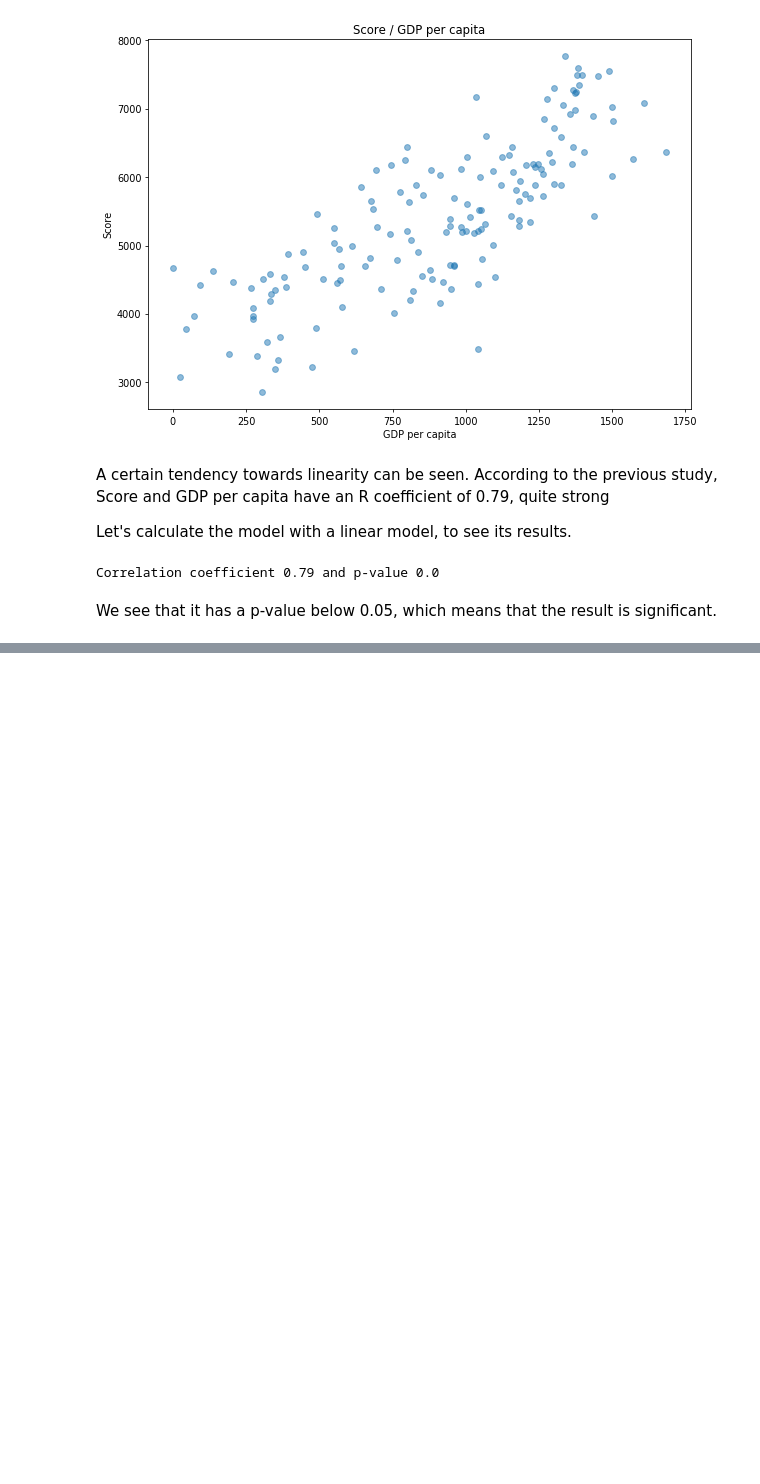
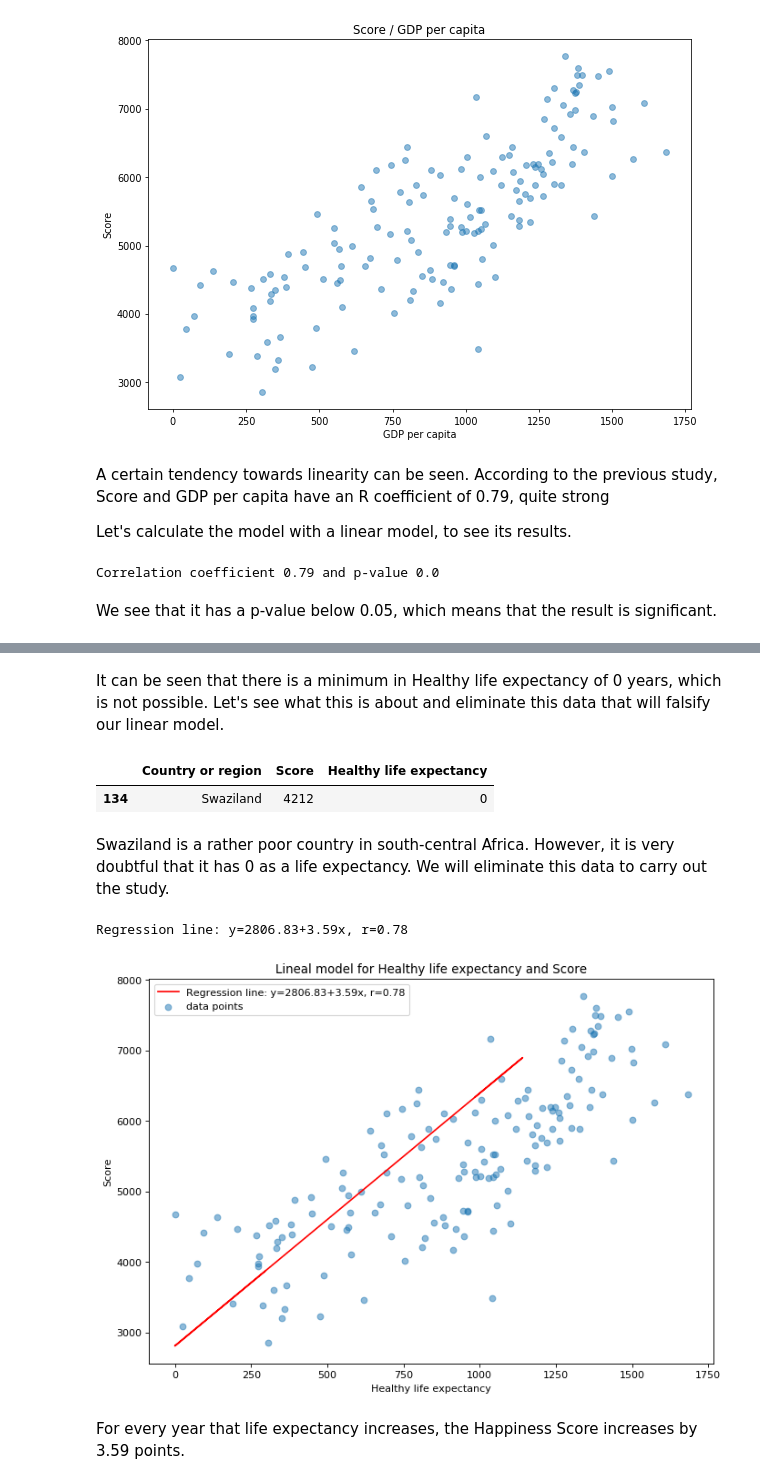
Before and after one commit to caroperez/Statistical_studies, a Jupyter notebook: Happiness.ipynb, the cells around one changed output, grey strips where cells are left out. Cells and saved outputs as stored; diff of their text form; code cells hidden in the pictures; blank space fills up the shorter version.

```diff
--- a/Happiness.ipynb
+++ b/Happiness.ipynb
@@ -302,0 +325,9 @@ KendalltauResult(correlation=0.6199934327488547, pvalue=1.642184505577228e-30)
+# %%
+# First, we have to select the data we want.
+df3 = data[['Country or region', 'Score', 'Healthy life expectancy']]
+
+# now we must see if there are missing data
+print(df3.isna().any())
+
+# and a little summary of data
+df3[['Score', 'Healthy life expectancy']].describe()
@@ -302,0 +348,41 @@ KendalltauResult(correlation=0.6199934327488547, pvalue=1.642184505577228e-30)
+# %% [markdown]
+It can be seen that there is a minimum in Healthy life expectancy of 0 years, which is not possible. Let's see what this is about and eliminate this data that will falsify our linear model.
+# %%
+# Let's see the countries with a value of 0 in GDP per capita
+df3[df3['Healthy life expectancy'] == 0]
+# %% [output]
+|  | Country or region | Score | Healthy life expectancy |
+| 134 | Swaziland | 4212 | 0 |
+# %% [markdown]
+Swaziland is a rather poor country in south-central Africa. However, it is very doubtful that it has 0 as a life expectancy. We will eliminate this data to carry out the study.
+# %%
+# drop Swaziland
+df3_clean = df3.drop([134]).copy()
+
+# data
+y = df3['Score'] # possible dependent variable
+x = df3['Healthy life expectancy'] # possible independent variable
+
+# I create the model with the above data
+slope, intercept, r, p, stderr = stats.linregress(x, y)
+
+# show the results
+line = f'Regression line: y={intercept:.2f}+{slope:.2f}x, r={r:.2f}'
+print(line)
+
+# plot
+plt.figure(figsize= (10, 7), dpi= 80) # size plot
+plt.scatter(x_axis, y_axis, alpha=0.5, label = 'data points') # assignment of the variables to the axes
+plt.plot(x, intercept + slope * x, label = line, color = 'red')
+
+# axes legend and tittle
+plt.title('Lineal model for Healthy life expectancy and Score')
+plt.xlabel('Healthy life expectancy')
+plt.ylabel('Score')
+plt.legend(facecolor='white')
+plt.show()
+# %% [output]
+Regression line: y=2806.83+3.59x, r=0.78
+[figure, added]
+# %% [markdown]
+For every year that life expectancy increases, the Happiness Score increases by 3.59 points.
```
Also changed, not shown: parts of 10 cells of this notebook.
